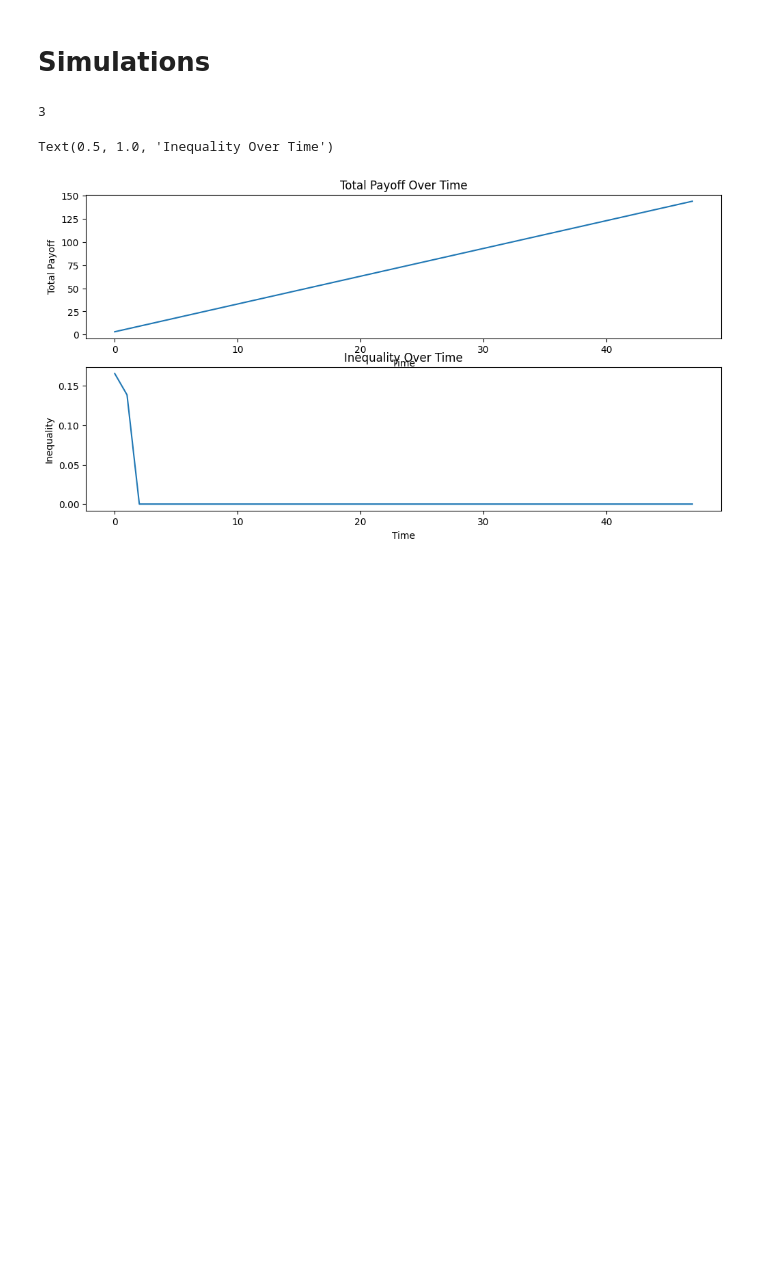
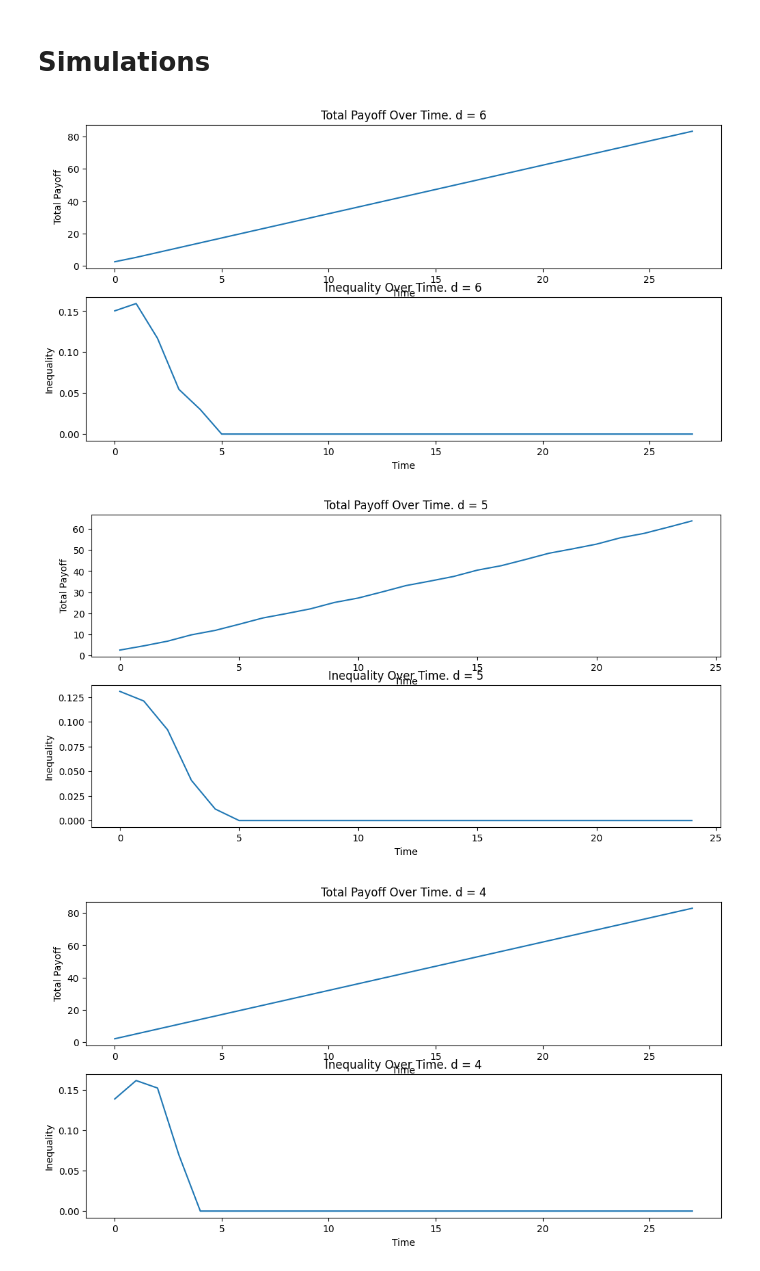
Before and after one commit to calvar/alternation_EFP, a Jupyter notebook: notebooks/recuperation_data.ipynb, the cells around one changed output. Cells and saved outputs as stored; diff of their text form; code cells hidden in the pictures; blank space fills up the shorter version.

```diff
--- a/notebooks/recuperation_data.ipynb
+++ b/notebooks/recuperation_data.ipynb
@@ -117,0 +162,3 @@ Cycle 0: 1 ones, Pattern: 6a -> 0a -> 3a
+# %%
+diameters = classify_pattern(N,s)
+diameters
@@ -129,7 +178,8 @@ def compute_state_payoff(B, current_state):
 
 # Find the period of the pattern
 def find_pattern_period(series):
-    first_p = series[-1]
+    first_p = series[-1]# data_o = load_graph_data(N, s, sufix='_o')
+    # print(type(data))
     count = 1
     for p in range(len(series)-2, 0, -1):
         if series[p] != first_p:
@@ -142,7 +192,7 @@ def find_pattern_period(series):
 def compute_inequality(series, i, T):
     window = series[i:i+T]
     t_window = np.array([list(s) for s in window]).T.astype(int)
-    scores = np.sum(t_window, axis=1) / T
+    scores = np.sum(t_window, axis=1) / Tow to give chaos damage to weapons
     return float(np.sqrt(scores.var()))
 
 
@@ -173,5 +231,21 @@ for n in range(Numpat):
 # %%
-T = find_pattern_period(series)
-T
+all_payoffs = {}
+all_inequalities = {}
+for d in all_series:
+    po = []
+    inq = []
+    for n in range(len(all_series[d])):
+        series = all_series[d][n]
+        T = find_pattern_period(series)
+        #print(T)
+        total_payoff = []
+        inequality = []
+        for i in range(0, len(series)-T):
+            payoff = compute_state_payoff(s, series[i+T])
+            ineq = compute_inequality(series, i, T)
+            total_payoff.append(total_payoff[-1]+payoff if total_payoff else payoff)
+            inequality.append(ineq)
+        po.append(total_payoff)
+        inq.append(inequality)
+    all_payoffs[d] = po
+    all_inequalities[d] = inq
-# %% [output]
-3
@@ -186,16 +252,27 @@ for i in range(0, len(series)-T):
+# %%
+av_payoffs = {}
+av_inequalities = {}
+for d in all_series:
+    min_len = min(len(series) for series in all_payoffs[d])
+    truncated_payoffs = [payoff[:min_len] for payoff in all_payoffs[d]]
+    av_payoffs[d] = np.mean(truncated_payoffs, axis=0).tolist()
+    truncated_inequalities = [inequality[:min_len] for inequality in all_inequalities[d]]
+    av_inequalities[d] = np.mean(truncated_inequalities, axis=0).tolist()
 # %%
-t = np.arange(len(total_payoff))
-fig0 = plt.figure(figsize=(12, 6))
-plt.subplot(2, 1, 1)
-plt.plot(t, total_payoff, label='Total Payoff')
-plt.xlabel('Time')
-plt.ylabel('Total Payoff')
-plt.title('Total Payoff Over Time')
-plt.subplot(2, 1, 2)
-plt.plot(t, inequality, label='Inequality')
-plt.xlabel('Time')
-plt.ylabel('Inequality')
-plt.title('Inequality Over Time')
+for d in all_series:
+    t = np.arange(len(av_payoffs[d]))
+    fig0 = plt.figure(figsize=(12, 6))
+    plt.subplot(2, 1, 1)
+    plt.plot(t, av_payoffs[d], label='Total Payoff')
+    plt.xlabel('Time')
+    plt.ylabel('Total Payoff')
+    plt.title('Total Payoff Over Time. d = '+str(d))
+    plt.subplot(2, 1, 2)
+    plt.plot(t, av_inequalities[d], label='Inequality')
+    plt.xlabel('Time')
+    plt.ylabel('Inequality')
+    plt.title('Inequality Over Time. d = '+str(d))
 # %% [output]
-Text(0.5, 1.0, 'Inequality Over Time')
-[figure, old version]
+[figure, new version]
+[figure, added]
+[figure, added]
```
Also changed, not shown: parts of 10 cells of this notebook.
